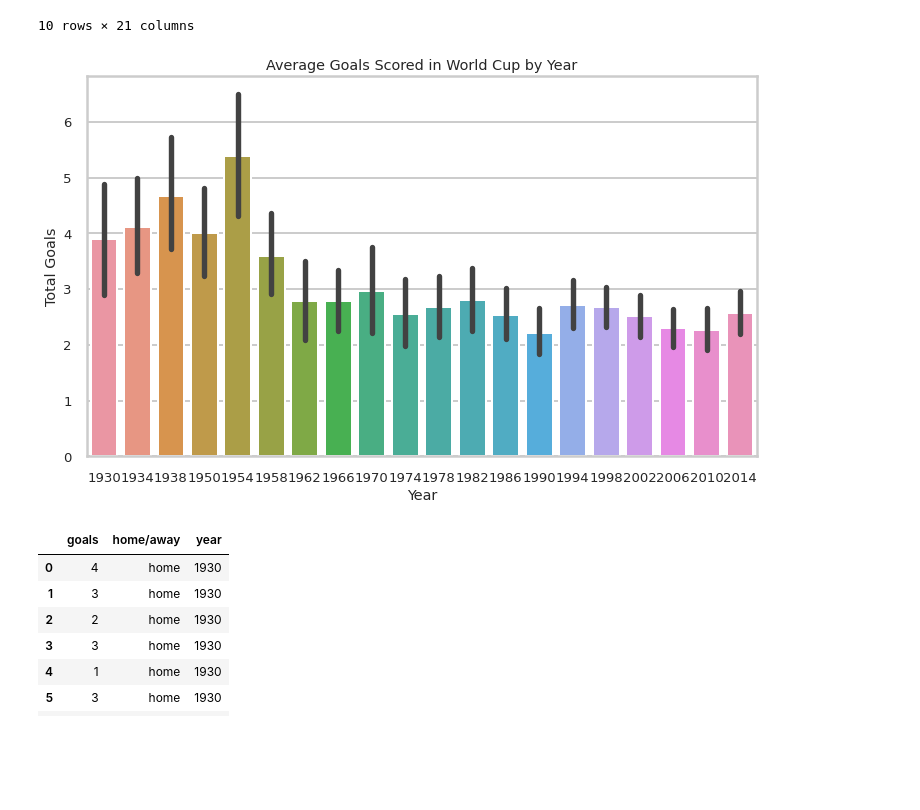
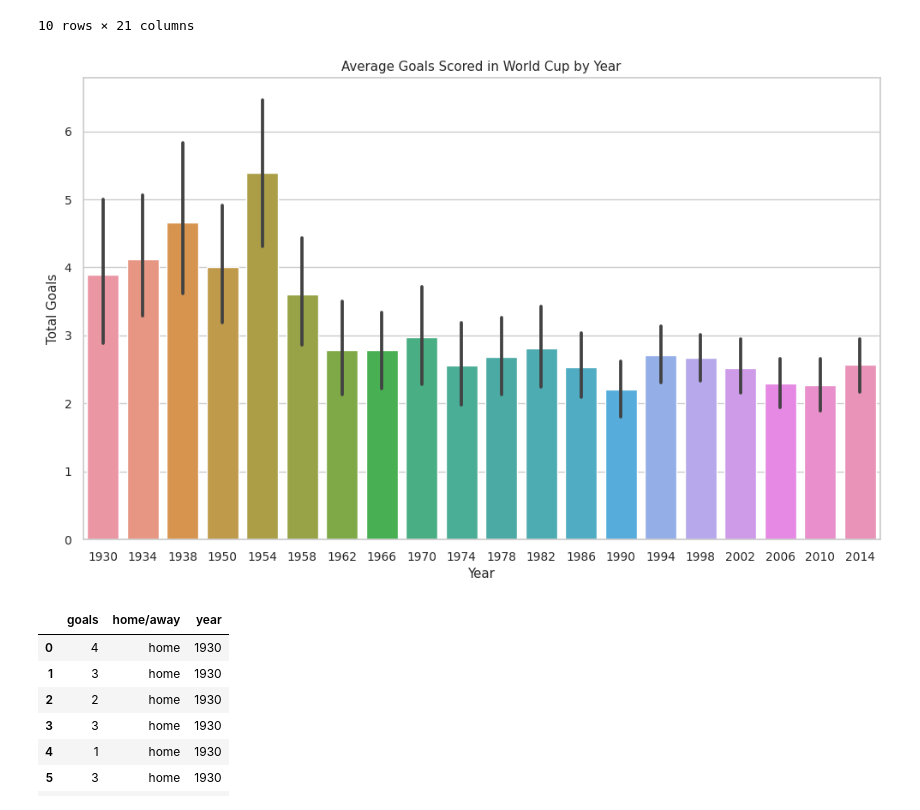
Before and after one commit to aedwardg/world-cup-viz-comparison, a Jupyter notebook: world_cup.ipynb, the cells around one changed output. Saved outputs shown, nothing was run; the diff lists cells and outputs as text; code cells hidden in the pictures; blank space fills up the shorter version.

Commit message:
Update Seaborn graph context and font scales

```diff
--- a/world_cup.ipynb
+++ b/world_cup.ipynb
@@ -38,13 +38,13 @@ df.head(10)
 10 rows × 21 columns
 # %%
 sns.set_style("whitegrid")
-sns.set_context("poster", font_scale=0.6)
+sns.set_context("notebook", font_scale=0.9)
 f, ax = plt.subplots(figsize=(12, 7))
 ax = sns.barplot(data=df, x="Year", y="Total Goals")
 ax.set_title("Average Goals Scored in World Cup by Year")
 plt.show()
 # %% [output]
-[figure, old version]
+[figure, new version]
 # %%
 df_goals = pd.read_csv("goals.csv")
 df_goals.head(10)
```
Also changed, not shown: parts of 1 cell of this notebook.
